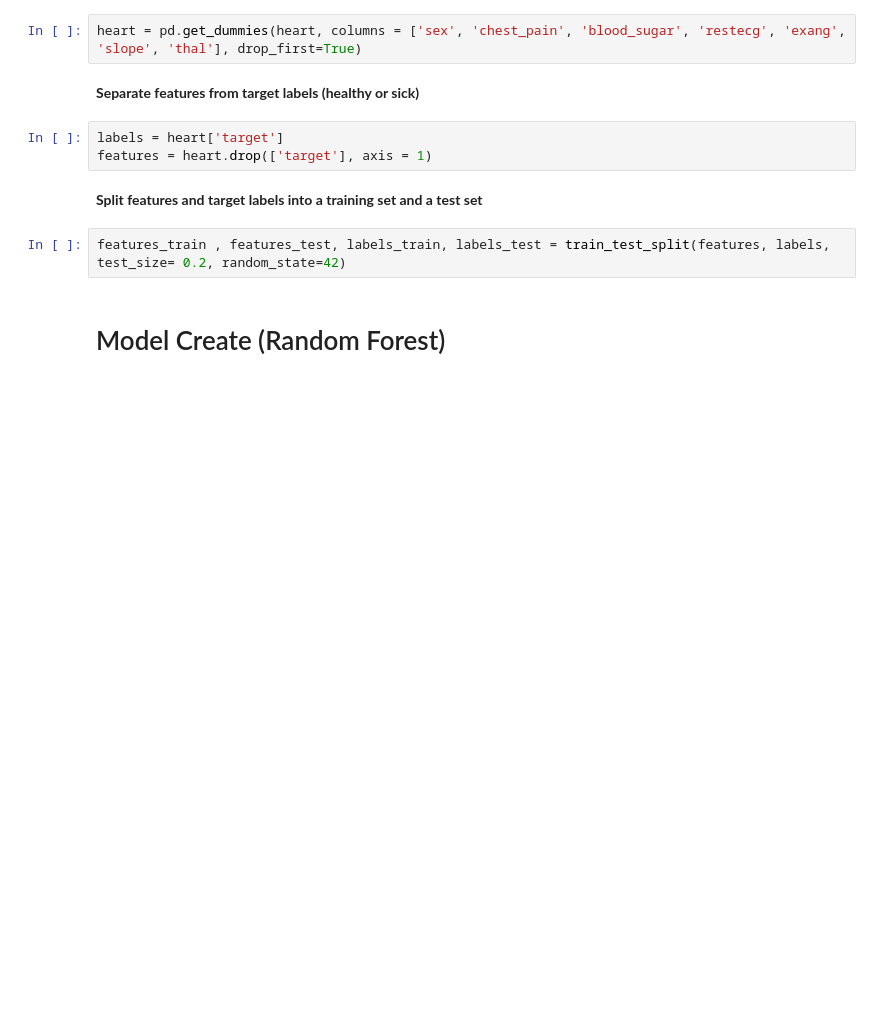
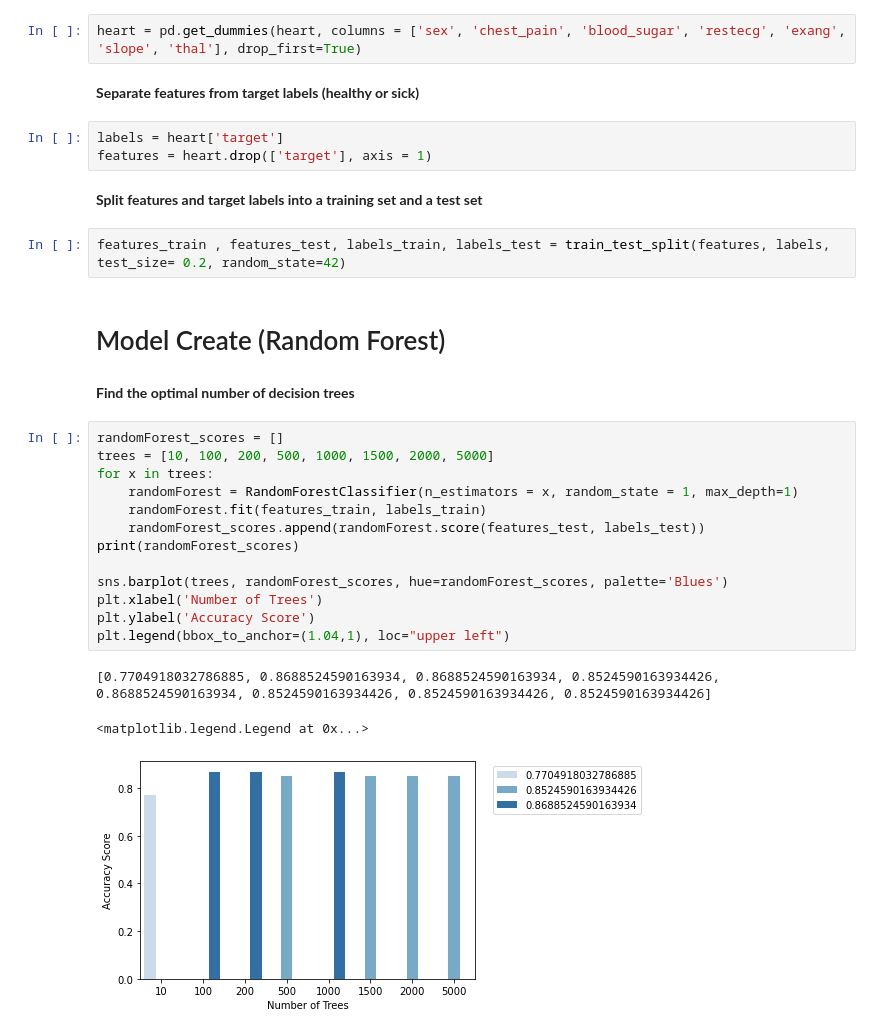
Before and after one commit to VinuriHemalka/ML_Assignment2_IT18257328_IT18257946_IT18220216_IT18231960, a Jupyter notebook: model_random _forest .ipynb, the cells around one changed output. Saved outputs shown, nothing was run; the diff lists cells and outputs as text; blank space fills up the shorter version.

Commit message:
Model create for random forest

```diff
--- a/model_random _forest .ipynb
+++ b/model_random _forest .ipynb
@@ -80,3 +80,22 @@ features = heart.drop(['target'], axis = 1)
 features_train , features_test, labels_train, labels_test = train_test_split(features, labels, test_size= 0.2, random_state=42)
 # %% [markdown]
 <h1>Model Create (Random Forest)</h1>
+# %% [markdown]
+<b>Find the optimal number of decision trees </b>
+# %%
+randomForest_scores = []
+trees = [10, 100, 200, 500, 1000, 1500, 2000, 5000]
+for x in trees:
+    randomForest = RandomForestClassifier(n_estimators = x, random_state = 1, max_depth=1)
+    randomForest.fit(features_train, labels_train)
+    randomForest_scores.append(randomForest.score(features_test, labels_test))
+print(randomForest_scores)
+
+sns.barplot(trees, randomForest_scores, hue=randomForest_scores, palette='Blues')
+plt.xlabel('Number of Trees')
+plt.ylabel('Accuracy Score')
+plt.legend(bbox_to_anchor=(1.04,1), loc="upper left")
+# %% [output]
+[0.7704918032786885, 0.8688524590163934, 0.8688524590163934, 0.8524590163934426, 0.8688524590163934, 0.8524590163934426, 0.8524590163934426, 0.8524590163934426]
+<matplotlib.legend.Legend at 0x...>
+[figure, added]
```
Also changed, not shown: parts of 13 cells of this notebook.
